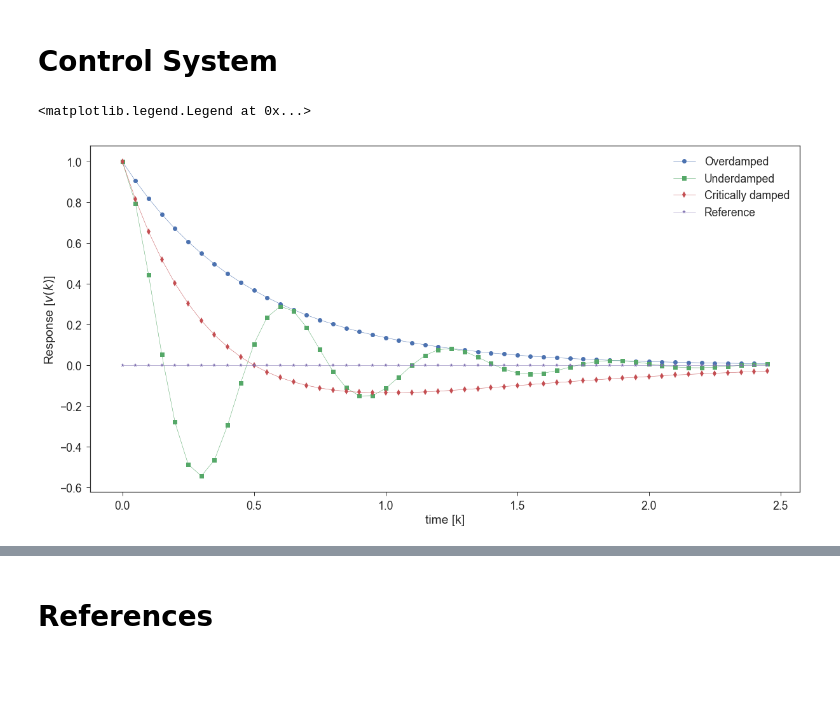
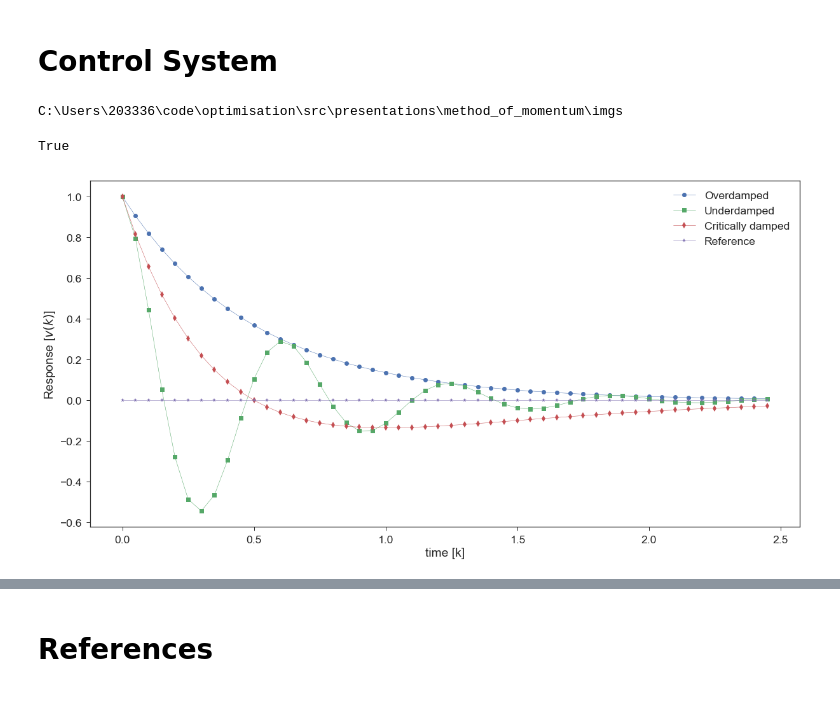
Before and after one commit to hsteinshiromoto/book.optimisation, a Jupyter notebook: src/notebooks/momentum.ipynb, the cells around one changed output, grey strips where cells are left out. Cells and saved outputs as stored; diff of their text form; code cells hidden in the pictures.

Commit message:
Add example and improve figures

```diff
--- a/src/notebooks/momentum.ipynb
+++ b/src/notebooks/momentum.ipynb
@@ -131,28 +155,39 @@ The local minimum occurs at 2.249965
 # %% [markdown]
 # Control System
+# %%
+path_opt = os.path.dirname(os.path.dirname(os.getcwd()))
+path_src = os.path.join(path_opt, 'src')
+path_pres = os.path.join(path_src, 'presentations')
+path_momentum = os.path.join(path_pres, 'method_of_momentum')
+path_imgs = os.path.join(path_momentum, 'imgs')
+print(path_imgs)
+os.path.isdir(path_imgs)
+# %% [output]
+C:\Users\203336\code\optimisation\src\presentations\method_of_momentum\imgs
+True
 # %%
 # Responses
 
 f_ove = lambda t: np.exp(-2.0*t)
 f_und = lambda t: np.exp(-2.0*t)*np.cos(10*t)
 f_cri = lambda t: (1.0-2.0*t)*np.exp(-2.0*t)
 
 t = np.arange(0, 2.5, 0.05)
 f_step = np.zeros(len(t))
 
 plt.plot(t, f_ove(t), label='Overdamped', marker='o', linewidth=0.5)
 plt.plot(t, f_und(t), label='Underdamped', marker='s', linewidth=0.5)
 plt.plot(t, f_cri(t), label='Critically damped', marker='d', linewidth=0.5)
 plt.plot(t, f_step, label='Reference', marker='*', linewidth=0.5)
 plt.xlabel('time [k]')
 plt.ylabel('Response [$v(k)$]')
 plt.legend()
-
+file_name = '2nd_order_responses.eps'
+plt.savefig(os.path.join(path_imgs, file_name) , format='eps', dpi=1000)
 # markerline, stemlines, baseline = plt.stem(t, f_exp(t))
 # plt.setp(baseline, 'linewidth', 0)
 # %% [output]
-<matplotlib.legend.Legend at 0x...>
-[figure, old version]
+[figure, new version]
 # %%
 import control
 # %%
```
Also changed, not shown: parts of 13 cells of this notebook, 3 other files.
